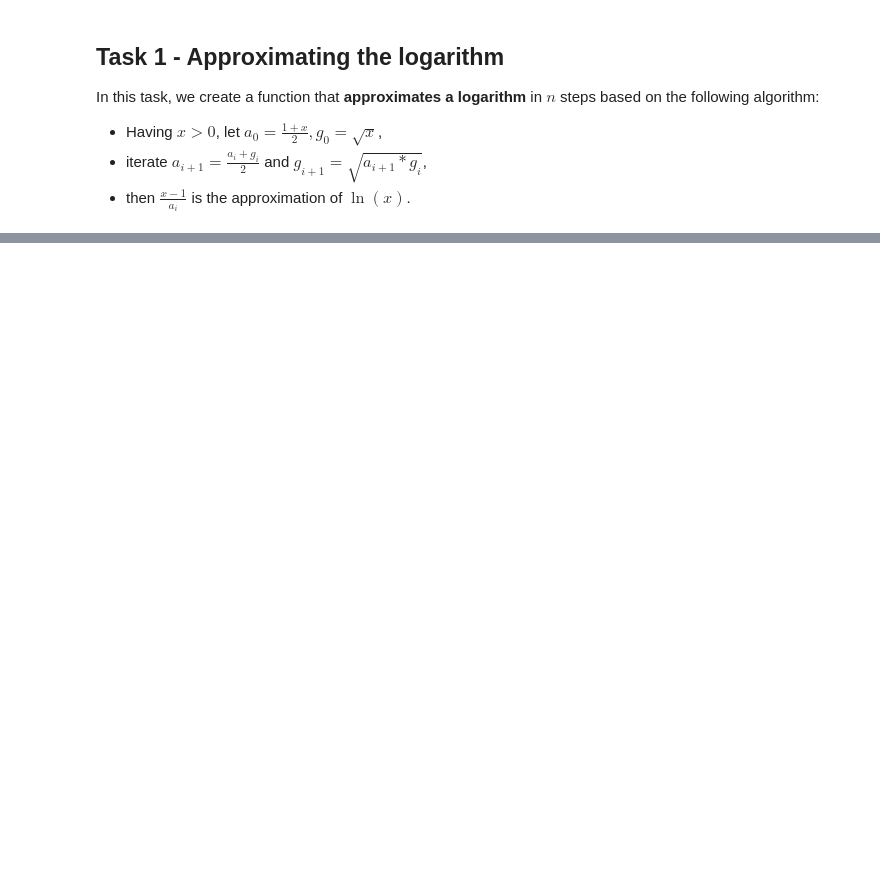
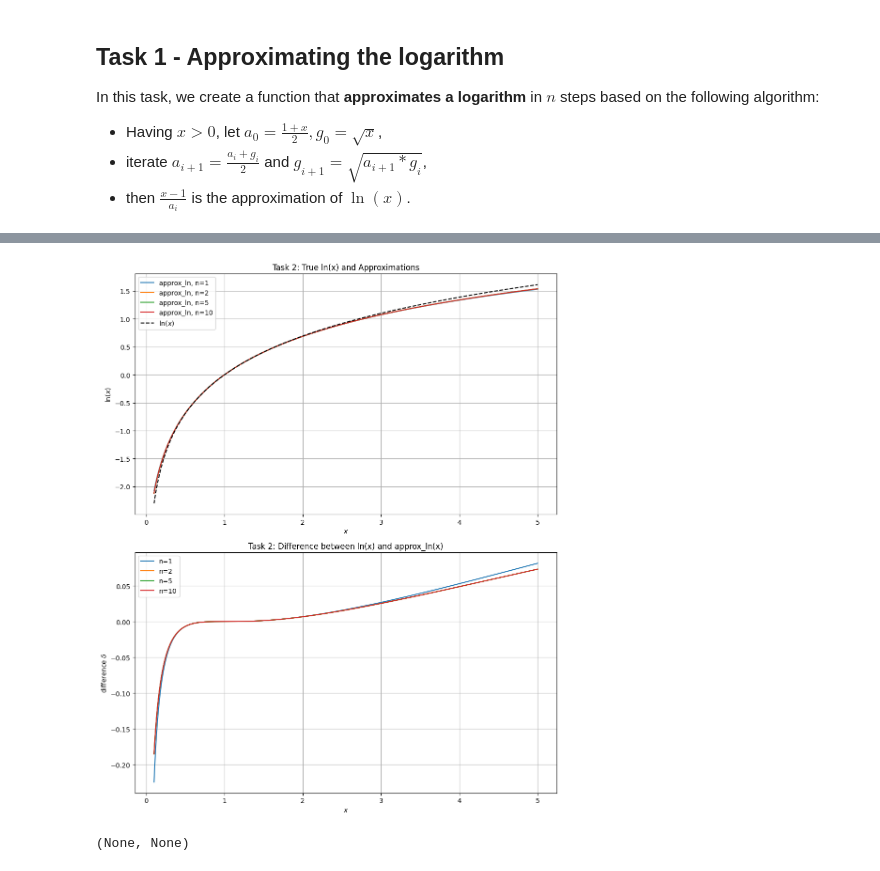
Before and after one commit to michalspano/NUMA0-lnu-sommarkurs-g28, a Jupyter notebook: Homework 1.ipynb, the cells around one changed output, grey strips where cells are left out. Drawn from its saved outputs; the diff is of its cells as text; code cells hidden in the pictures; blank space fills up the shorter version.

```diff
--- a/Homework 1.ipynb
+++ b/Homework 1.ipynb
@@ -85 +39,45 @@ plot_func(True)
+# %%
+# Generate a range of x values
+x_values = linspace(0.1, 5, 500)
+
+# Compute the true ln(x) values
+true_ln_values = log(x_values)
+
+# Different values of n for approximation
+n_values = [1, 2, 5, 10]
+
+# Create subplots for this task
+fig, axes = plt.subplots(2, 1, figsize=(10, 12))
+
+# Subplot 1: plot ln(x) and approx_ln(x) for different n values
+for n in n_values:
+    approx_ln_values = [approx_ln(x, n) for x in x_values]
+    axes[0].plot(x_values, approx_ln_values, label=f'approx_ln, n={n}')
+
+# Plot actual ln(x) values
+axes[0].plot(x_values, true_ln_values, label='$\\ln(x)$', color='black',
+             linestyle='--')
+axes[0].set_title('Task 2: True ln(x) and Approximations')
+axes[0].set_xlabel('$x$')
+axes[0].set_ylabel('$\\ln(x)$')
+axes[0].legend()
+axes[0].grid(True)
+
+# Subplot 2: plot the difference between ln(x) and approx_ln(x)
+for n in n_values:
+    approx_ln_y = [approx_ln(x, n) for x in x_values]
+    delta_ln    = true_ln_values - approx_ln_y
+    axes[1].plot(x_values, delta_ln, label=f'n={n}')
+
+axes[1].set_title('Task 2: Difference between ln(x) and approx_ln(x)')
+axes[1].set_xlabel('$x$')
+axes[1].set_ylabel('difference $\delta$')
+axes[1].legend()
+axes[1].grid(True)
+
+# Show plots
+plt.tight_layout(), plt.show()
+# %% [output]
+[figure, added]
+(None, None)
 # %% [markdown]
```
Also changed, not shown: parts of 11 cells of this notebook.
